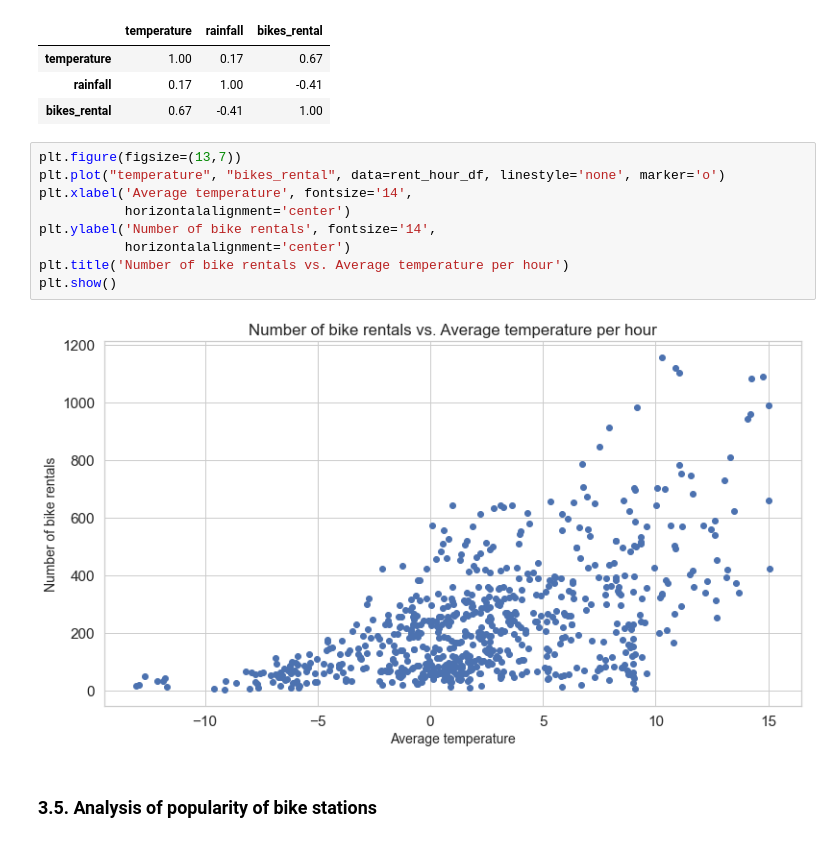
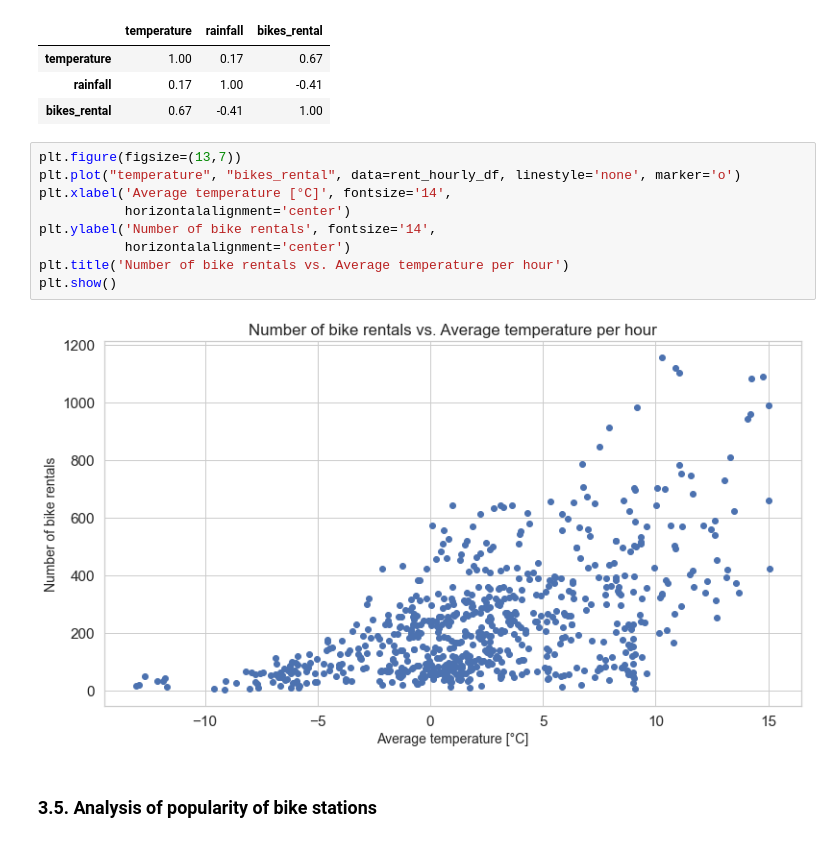
Before and after one commit to piekarsky/Exploratory-Data-Analysis-of-Bike-Sharing-Systems-in-Warsaw, a Jupyter notebook: analysis-and-visualization-for-bike-sharing-systems.ipynb, the cells around one changed output. Saved outputs shown, nothing was run; the diff lists cells and outputs as text.

```diff
--- a/analysis-and-visualization-for-bike-sharing-systems.ipynb
+++ b/analysis-and-visualization-for-bike-sharing-systems.ipynb
@@ -712,15 +751,15 @@ rain_temp_cor.style.background_gradient(cmap='coolwarm').set_precision(2)
 | bikes_rental | 0.67 | -0.41 | 1.00 |
 # %%
 plt.figure(figsize=(13,7))
-plt.plot("temperature", "bikes_rental", data=rent_hour_df, linestyle='none', marker='o')
-plt.xlabel('Average temperature', fontsize='14',
+plt.plot("temperature", "bikes_rental", data=rent_hourly_df, linestyle='none', marker='o')
+plt.xlabel('Average temperature [°C]', fontsize='14',
            horizontalalignment='center')
 plt.ylabel('Number of bike rentals', fontsize='14',
            horizontalalignment='center')
 plt.title('Number of bike rentals vs. Average temperature per hour')
 plt.show()
 # %% [output]
-[figure, old version]
+[figure, new version]
 # %% [markdown]
 ### 3.5. Analysis of popularity of bike stations
 # %%
```
Also changed, not shown: parts of 12 cells of this notebook.
